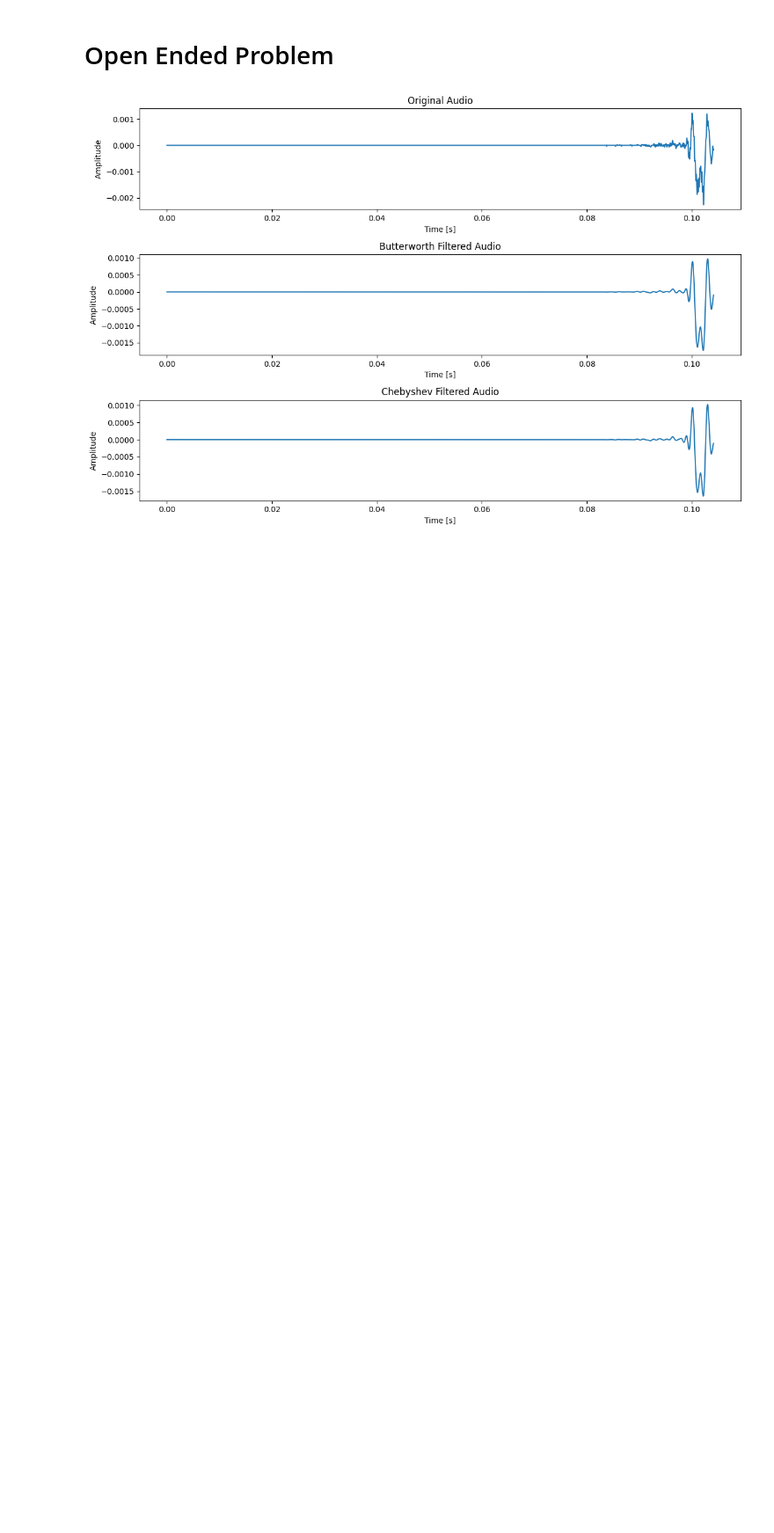
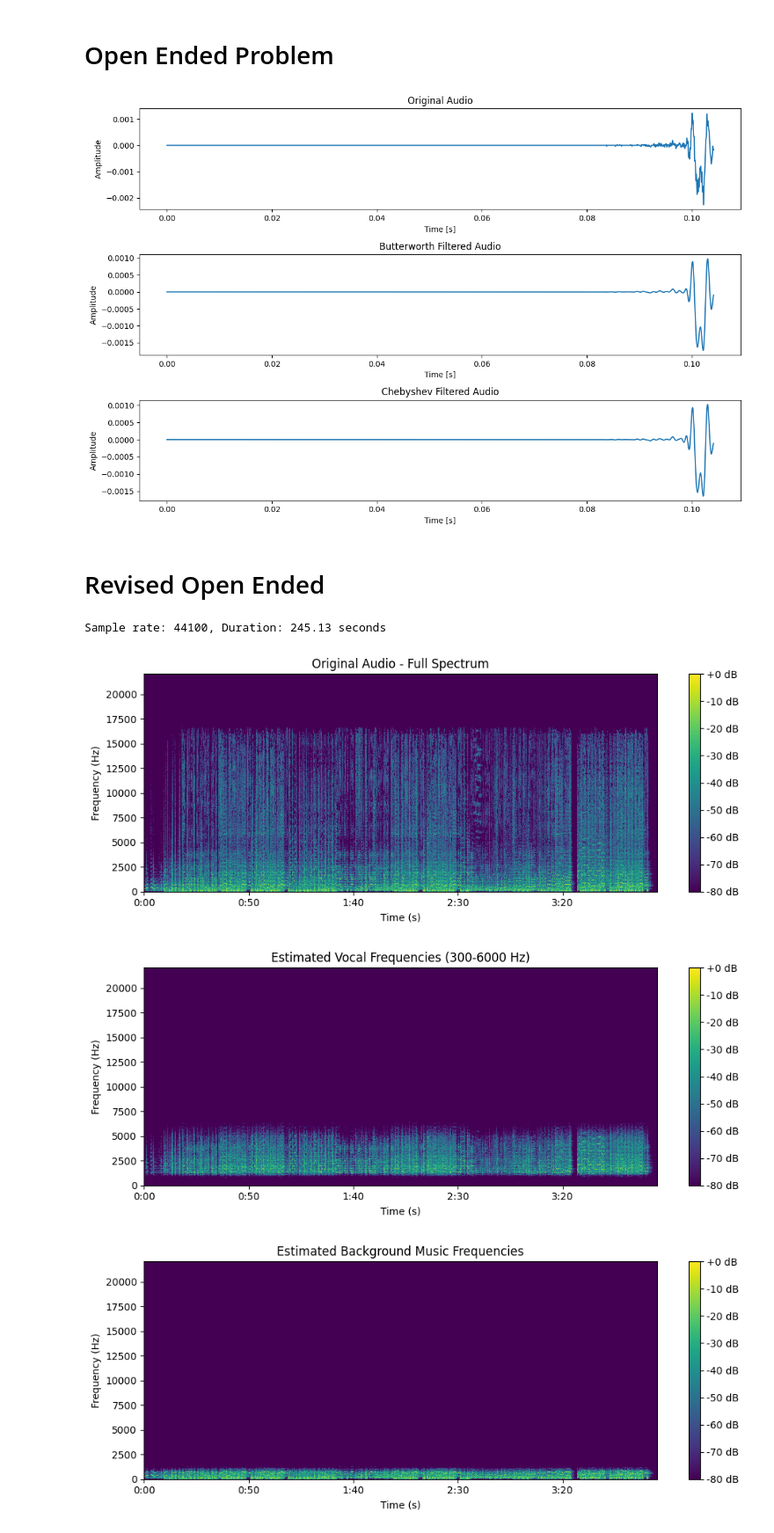
Before and after one commit to Chanevan317/Digital-Signal-and-Image-Processing, a Jupyter notebook: Digital Signal Processing/DSP Experiment 4.ipynb, the cells around one changed output. Shown at 88% size. Drawn from its saved outputs; the diff is of its cells as text; code cells hidden in the pictures; blank space fills up the shorter version.

Commit message:
change in audio folder structure Revised open ended problem Exp 4

```diff
--- a/Digital Signal Processing/DSP Experiment 4.ipynb
+++ b/Digital Signal Processing/DSP Experiment 4.ipynb
@@ -193,3 +193,62 @@ if __name__ == "__main__":
     plt.show()
 # %% [output]
 [figure]
+# %% [markdown]
+# Revised Open Ended
+# %%
+import librosa
+import librosa.display
+import numpy as np
+import matplotlib.pyplot as plt
+import soundfile as sf
+from scipy.signal import butter, sosfiltfilt
+
+# --- 1. Load Audio File ---
+filename = 'audio/Exp4/Haan Kar De (PenduJatt.Com.Se).mp3'
+y, sr = librosa.load(filename, sr=None)
+print(f"Sample rate: {sr}, Duration: {len(y)/sr:.2f} seconds")
+
+# --- 2. Bandpass Filter for Vocals (Speech: 300–3400 Hz) ---
+def butter_bandpass(lowcut, highcut, fs, order=6):
+    nyq = 0.5 * fs
+    low = lowcut / nyq
+    high = highcut / nyq
+    sos = butter(order, [low, high], btype='band', output='sos')  # use SOS
+    return sos
+
+def bandpass_filter(data, lowcut, highcut, fs, order=6):
+    sos = butter_bandpass(lowcut, highcut, fs, order)
+    return sosfiltfilt(sos, data)
+
+vocal_band = bandpass_filter(y, lowcut=1250, highcut=5000, fs=sr)
+# estimated_background_band = y - vocal_band Approximation: remaining frequencies as background
+estimated_background_band = y - vocal_band
+# simple sanitize: replace NaN/Inf with 0
+estimated_background_band = np.nan_to_num(estimated_background_band, nan=0.0, posinf=0.0, neginf=0.0)
+
+background_band = bandpass_filter(estimated_background_band, lowcut=20, highcut=800, fs=sr)
+
+# --- 3. Display Spectrograms (STFT) ---
+def plot_spectrogram(signal, sr, title):
+    D = librosa.amplitude_to_db(np.abs(librosa.stft(signal)), ref=np.max)
+    plt.figure(figsize=(10, 4))
+    librosa.display.specshow(D, sr=sr, x_axis='time', y_axis='hz', cmap='viridis')
+    plt.colorbar(format='%+2.0f dB')
+    plt.title(title)
+    plt.xlabel('Time (s)')
+    plt.ylabel('Frequency (Hz)')
+    plt.tight_layout()
+    plt.show()
+
+plot_spectrogram(y, sr, 'Original Audio - Full Spectrum')
+plot_spectrogram(vocal_band, sr, 'Estimated Vocal Frequencies (300-6000 Hz)')
+plot_spectrogram(background_band, sr, 'Estimated Background Music Frequencies')
+
+# --- 4. Optional: Save Filtered Audio ---
+sf.write('output_audio/Exp4/filtered_vocals.wav', vocal_band, sr)
+sf.write('output_audio/Exp4/estimated_background.wav', background_band, sr)
+# %% [output]
+Sample rate: 44100, Duration: 245.13 seconds
+[figure, added]
+[figure, added]
+[figure, added]
```
Also changed, not shown: 7 other files.
